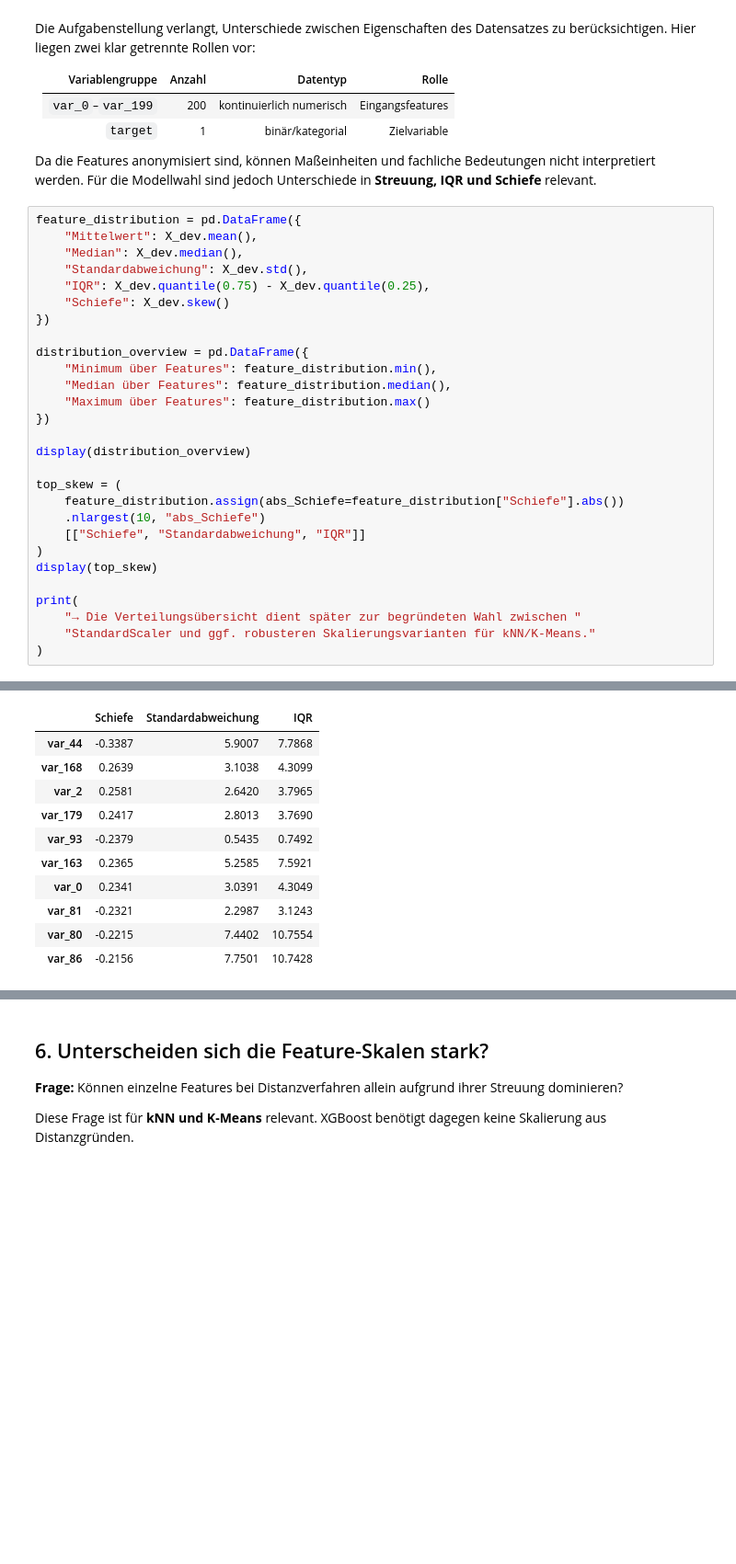
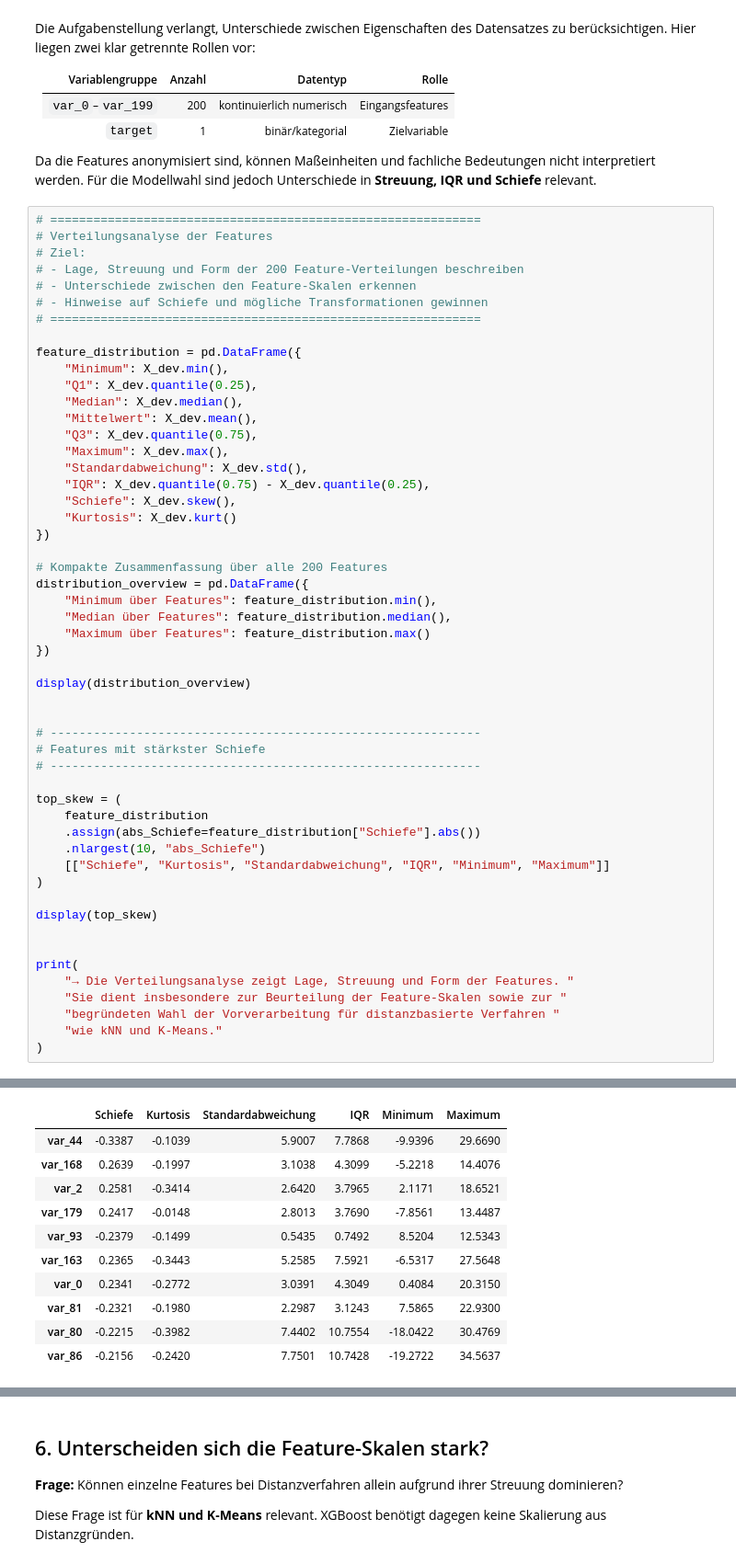
Before and after one commit to Cypshu/ADA_Project, a Jupyter notebook: Ang/Santander_EDA_Kompakt_XGBoost_v4_nestedCV_professionell.ipynb, the cells around one changed output, grey strips where cells are left out. Shown at 92% size. Drawn from its saved outputs; the diff is of its cells as text; blank space fills up the shorter version.

```diff
--- a/Ang/Santander_EDA_Kompakt_XGBoost_v4_nestedCV_professionell.ipynb
+++ b/Ang/Santander_EDA_Kompakt_XGBoost_v4_nestedCV_professionell.ipynb
@@ -249,14 +361,28 @@ Die Aufgabenstellung verlangt, Unterschiede zwischen Eigenschaften des Datensatz
 
 Da die Features anonymisiert sind, können Maßeinheiten und fachliche Bedeutungen nicht interpretiert werden. Für die Modellwahl sind jedoch Unterschiede in **Streuung, IQR und Schiefe** relevant.
 # %%
+# ============================================================
+# Verteilungsanalyse der Features
+# Ziel:
+# - Lage, Streuung und Form der 200 Feature-Verteilungen beschreiben
+# - Unterschiede zwischen den Feature-Skalen erkennen
+# - Hinweise auf Schiefe und mögliche Transformationen gewinnen
+# ============================================================
+
 feature_distribution = pd.DataFrame({
+    "Minimum": X_dev.min(),
+    "Q1": X_dev.quantile(0.25),
+    "Median": X_dev.median(),
     "Mittelwert": X_dev.mean(),
-    "Median": X_dev.median(),
+    "Q3": X_dev.quantile(0.75),
+    "Maximum": X_dev.max(),
     "Standardabweichung": X_dev.std(),
     "IQR": X_dev.quantile(0.75) - X_dev.quantile(0.25),
-    "Schiefe": X_dev.skew()
+    "Schiefe": X_dev.skew(),
+    "Kurtosis": X_dev.kurt()
 })
 
+# Kompakte Zusammenfassung über alle 200 Features
 distribution_overview = pd.DataFrame({
     "Minimum über Features": feature_distribution.min(),
     "Median über Features": feature_distribution.median(),
@@ -265,16 +391,26 @@ distribution_overview = pd.DataFrame({
 
 display(distribution_overview)
 
+
+# ------------------------------------------------------------
+# Features mit stärkster Schiefe
+# ------------------------------------------------------------
+
 top_skew = (
-    feature_distribution.assign(abs_Schiefe=feature_distribution["Schiefe"].abs())
+    feature_distribution
+    .assign(abs_Schiefe=feature_distribution["Schiefe"].abs())
     .nlargest(10, "abs_Schiefe")
-    [["Schiefe", "Standardabweichung", "IQR"]]
+    [["Schiefe", "Kurtosis", "Standardabweichung", "IQR", "Minimum", "Maximum"]]
 )
+
 display(top_skew)
 
+
 print(
-    "→ Die Verteilungsübersicht dient später zur begründeten Wahl zwischen "
-    "StandardScaler und ggf. robusteren Skalierungsvarianten für kNN/K-Means."
+    "→ Die Verteilungsanalyse zeigt Lage, Streuung und Form der Features. "
+    "Sie dient insbesondere zur Beurteilung der Feature-Skalen sowie zur "
+    "begründeten Wahl der Vorverarbeitung für distanzbasierte Verfahren "
+    "wie kNN und K-Means."
 )
 # %% [output]
 |  | Minimum über Features | Median über Features | Maximum über Features |
@@ -286,11 +427,11 @@ print(
-|  | Schiefe | Standardabweichung | IQR |
-| var_44 | -0.3387 | 5.9007 | 7.7868 |
-| var_168 | 0.2639 | 3.1038 | 4.3099 |
-| var_2 | 0.2581 | 2.6420 | 3.7965 |
-| var_179 | 0.2417 | 2.8013 | 3.7690 |
-| var_93 | -0.2379 | 0.5435 | 0.7492 |
-| var_163 | 0.2365 | 5.2585 | 7.5921 |
-| var_0 | 0.2341 | 3.0391 | 4.3049 |
-| var_81 | -0.2321 | 2.2987 | 3.1243 |
-| var_80 | -0.2215 | 7.4402 | 10.7554 |
-| var_86 | -0.2156 | 7.7501 | 10.7428 |
+|  | Schiefe | Kurtosis | Standardabweichung | IQR | Minimum | Maximum |
+| var_44 | -0.3387 | -0.1039 | 5.9007 | 7.7868 | -9.9396 | 29.6690 |
+| var_168 | 0.2639 | -0.1997 | 3.1038 | 4.3099 | -5.2218 | 14.4076 |
+| var_2 | 0.2581 | -0.3414 | 2.6420 | 3.7965 | 2.1171 | 18.6521 |
+| var_179 | 0.2417 | -0.0148 | 2.8013 | 3.7690 | -7.8561 | 13.4487 |
+| var_93 | -0.2379 | -0.1499 | 0.5435 | 0.7492 | 8.5204 | 12.5343 |
+| var_163 | 0.2365 | -0.3443 | 5.2585 | 7.5921 | -6.5317 | 27.5648 |
+| var_0 | 0.2341 | -0.2772 | 3.0391 | 4.3049 | 0.4084 | 20.3150 |
+| var_81 | -0.2321 | -0.1980 | 2.2987 | 3.1243 | 7.5865 | 22.9300 |
+| var_80 | -0.2215 | -0.3982 | 7.4402 | 10.7554 | -18.0422 | 30.4769 |
+| var_86 | -0.2156 | -0.2420 | 7.7501 | 10.7428 | -19.2722 | 34.5637 |
```
Also changed, not shown: parts of 24 cells of this notebook.
